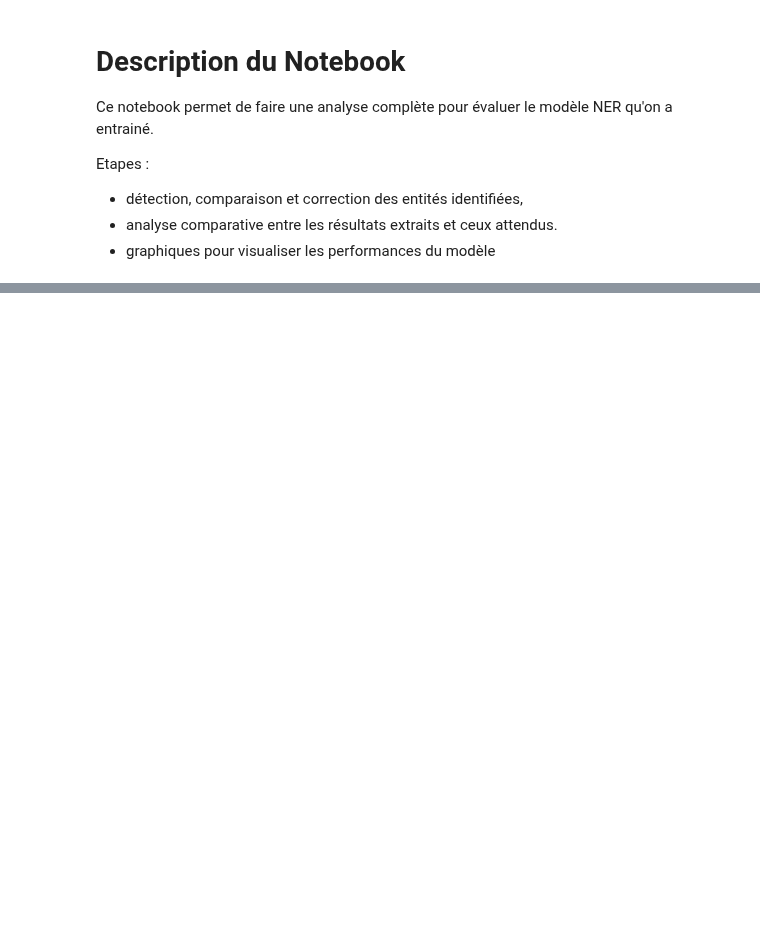
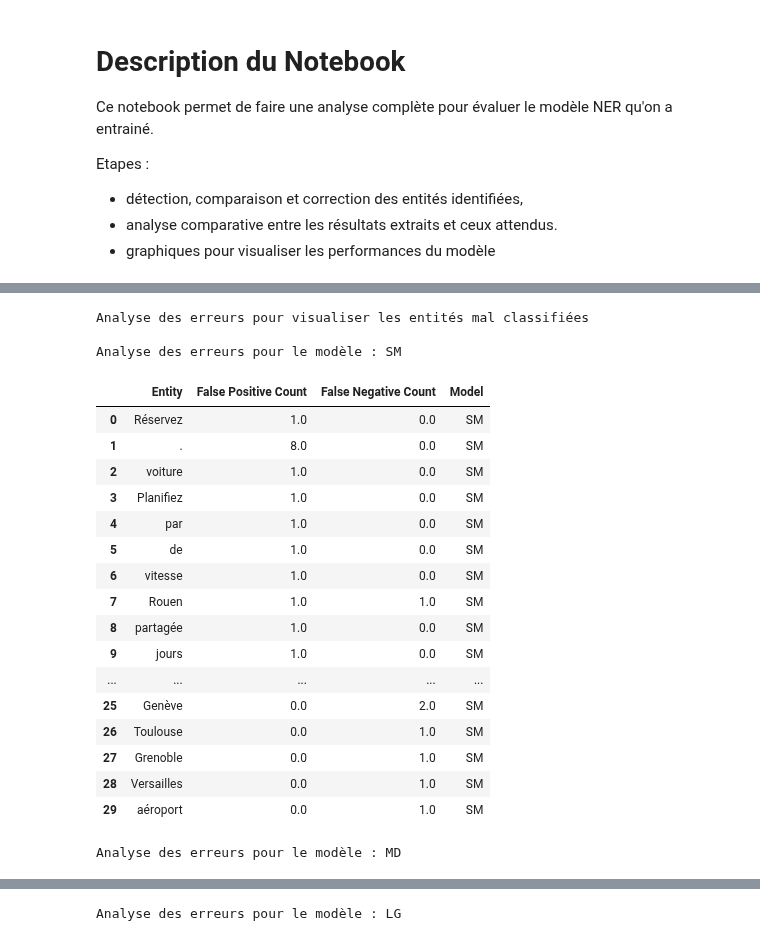
Before and after one commit to JeanBaptiste02/Travel-Order-Resolver, a Jupyter notebook: src/nlp/notebooks/evaluation/model_performance_evaluation.ipynb, the cells around one changed output, grey strips where cells are left out. Drawn from its saved outputs; the diff is of its cells as text; code cells hidden in the pictures; blank space fills up the shorter version.

Commit message:
fix: update model performance evaluation notebook

```diff
--- a/src/nlp/notebooks/evaluation/model_performance_evaluation.ipynb
+++ b/src/nlp/notebooks/evaluation/model_performance_evaluation.ipynb
@@ -210,0 +29,12 @@ Analyse des erreurs: {'SM': [{'false_positive': [], 'false_negative': []}, {'fal
+# %%
+print("Chargement des modèles sm, md et lg qu'on a entrainé...")
+sm_model = spacy.load("../../models/saved_models/sm/model-best")
+md_model = spacy.load("../../models/saved_models/md/model-best")
+lg_model = spacy.load("../../models/saved_models/lg/model-best")
+
+nlp_models = {
+    'SM': sm_model,
+    'MD': md_model,
+    'LG': lg_model
+}
+print("Tous les modèles sont bien chargés.")
@@ -210,0 +225,62 @@ Analyse des erreurs: {'SM': [{'false_positive': [], 'false_negative': []}, {'fal
+# %%
+print("Analyse des erreurs pour visualiser les entités mal classifiées")
+def error_analysis(results, ground_truths):
+    errors = {key: [] for key in results.keys()}
+    for model_key, model_results in results.items():
+        for predicted, true in zip(model_results, ground_truths):
+            true_set = set(true)
+            pred_set = set(predicted)
+            errors[model_key].append({
+                'false_positive': list(pred_set - true_set),
+                'false_negative': list(true_set - pred_set)
+            })
+
+    # Création d'un DataFrame pour chaque modèle
+    error_tables = {}
+    for model_key, error_list in errors.items():
+        false_positive_counts = Counter()
+        false_negative_counts = Counter()
+        for error in error_list:
+            false_positive_counts.update([ent for ent, _ in error['false_positive']])
+            false_negative_counts.update([ent for ent, _ in error['false_negative']])
+
+        # Créer un DataFrame pour les faux positifs et négatifs
+        df_fp = pd.DataFrame(false_positive_counts.items(), columns=['Entity', 'False Positive Count'])
+        df_fn = pd.DataFrame(false_negative_counts.items(), columns=['Entity', 'False Negative Count'])
+
+        # Joindre les deux DataFrames sur l'entité
+        df = pd.merge(df_fp, df_fn, on='Entity', how='outer').fillna(0)
+        df['Model'] = model_key
+        error_tables[model_key] = df
+
+    # Affichage de chaque tableau pour les modèles
+    for model_key, df in error_tables.items():
+        print(f"\nAnalyse des erreurs pour le modèle : {model_key}")
+        display(df)
+
+    return errors
+
+# Exécuter l'analyse des erreurs et afficher les résultats
+errors = error_analysis(results, ground_truths)
+# %% [output]
+Analyse des erreurs pour visualiser les entités mal classifiées
+
+Analyse des erreurs pour le modèle : SM
+|  | Entity | False Positive Count | False Negative Count | Model |
+| 0 | Réservez | 1.0 | 0.0 | SM |
+| 1 | . | 8.0 | 0.0 | SM |
+| 2 | voiture | 1.0 | 0.0 | SM |
+| 3 | Planifiez | 1.0 | 0.0 | SM |
+| 4 | par | 1.0 | 0.0 | SM |
+| 5 | de | 1.0 | 0.0 | SM |
+| 6 | vitesse | 1.0 | 0.0 | SM |
+| 7 | Rouen | 1.0 | 1.0 | SM |
+| 8 | partagée | 1.0 | 0.0 | SM |
+| 9 | jours | 1.0 | 0.0 | SM |
+| ... | ... | ... | ... | ... |
+| 25 | Genève | 0.0 | 2.0 | SM |
+| 26 | Toulouse | 0.0 | 1.0 | SM |
+| 27 | Grenoble | 0.0 | 1.0 | SM |
+| 28 | Versailles | 0.0 | 1.0 | SM |
+| 29 | aéroport | 0.0 | 1.0 | SM |
+Analyse des erreurs pour le modèle : MD
@@ -210,0 +304 @@ Analyse des erreurs: {'SM': [{'false_positive': [], 'false_negative': []}, {'fal
+Analyse des erreurs pour le modèle : LG
```
Also changed, not shown: parts of 9 cells of this notebook.
